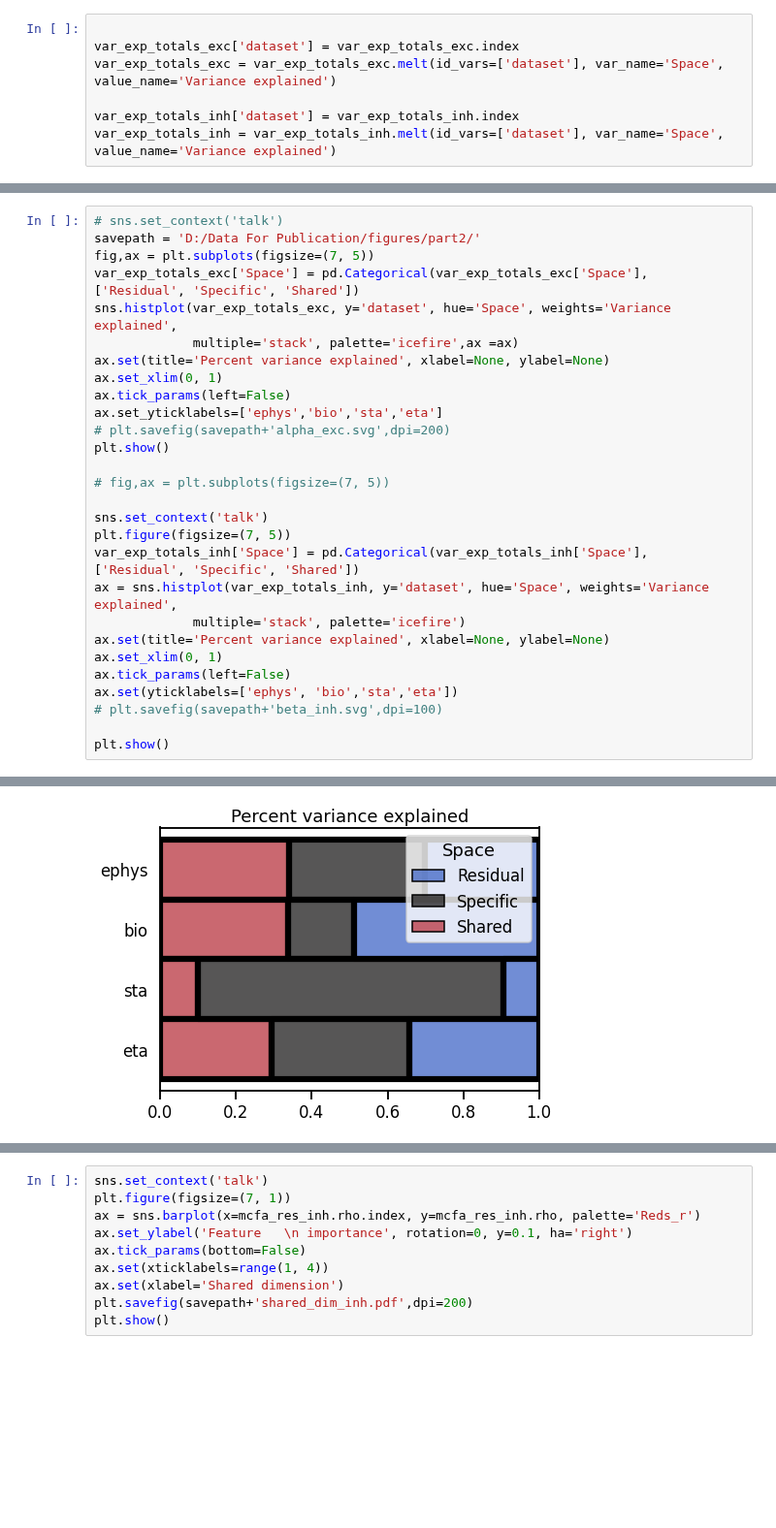
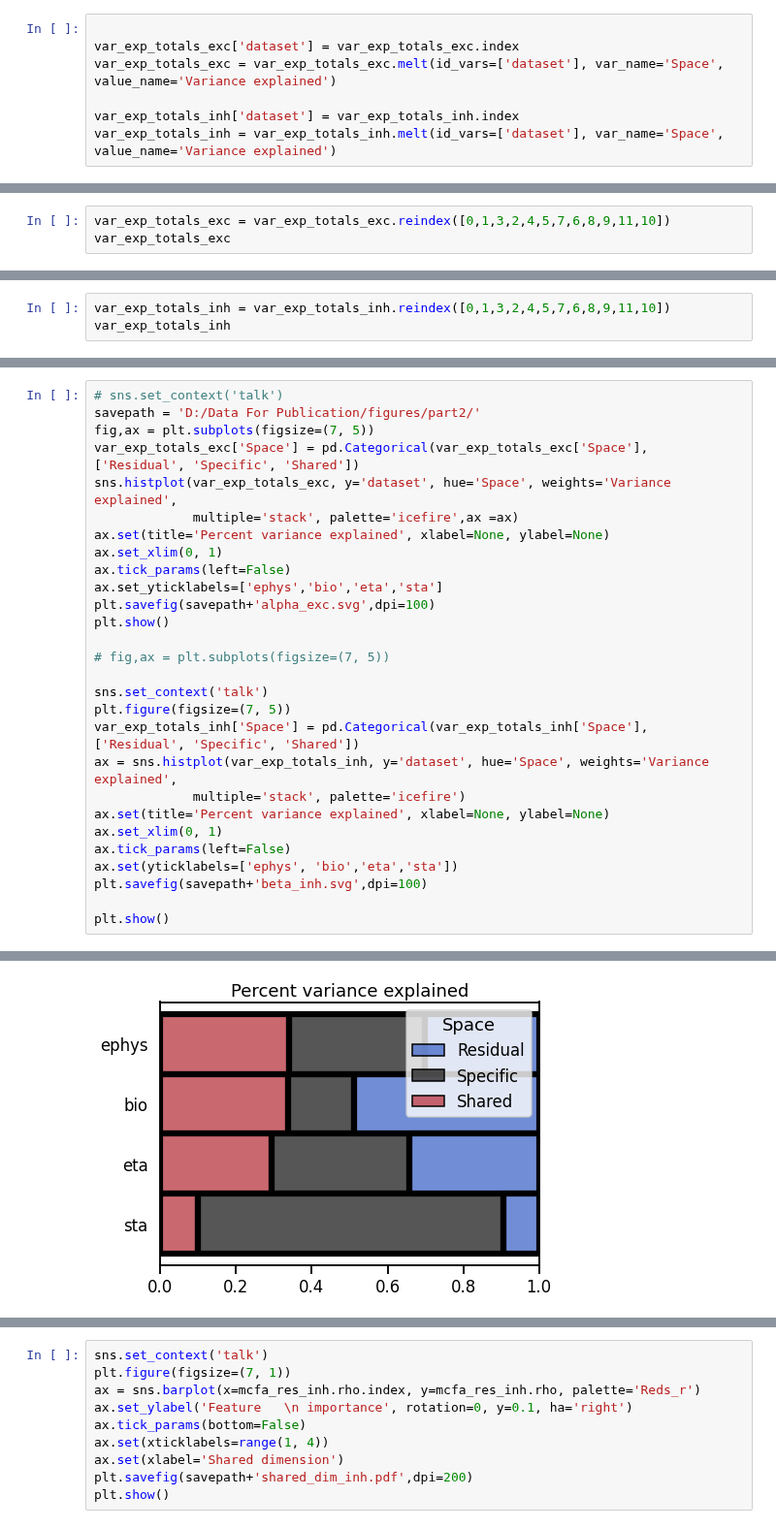
Before and after one commit to Nishant-codex/single_cell_analysis, a Jupyter notebook: notebooks/pCCA.ipynb, the cells around one changed output, grey strips where cells are left out. Shown at 97% size. Drawn from its saved outputs; the diff is of its cells as text; blank space fills up the shorter version.

```diff
--- a/notebooks/pCCA.ipynb
+++ b/notebooks/pCCA.ipynb
@@ -222,0 +197,3 @@ var_exp_totals_inh
+# %%
+var_exp_totals_exc = var_exp_totals_exc.reindex([0,1,3,2,4,5,7,6,8,9,11,10])
+var_exp_totals_exc
@@ -222,0 +214,3 @@ var_exp_totals_inh
+# %%
+var_exp_totals_inh = var_exp_totals_inh.reindex([0,1,3,2,4,5,7,6,8,9,11,10])
+var_exp_totals_inh
@@ -230,8 +238,8 @@ sns.histplot(var_exp_totals_exc, y='dataset', hue='Space', weights='Variance exp
 ax.set(title='Percent variance explained', xlabel=None, ylabel=None)
 ax.set_xlim(0, 1)
 ax.tick_params(left=False)
-ax.set_yticklabels=['ephys','bio','sta','eta']
-# plt.savefig(savepath+'alpha_exc.svg',dpi=200)
+ax.set_yticklabels=['ephys','bio','eta','sta']
+plt.savefig(savepath+'alpha_exc.svg',dpi=100)
 plt.show()
 
 # fig,ax = plt.subplots(figsize=(7, 5))
@@ -244,8 +252,8 @@ ax = sns.histplot(var_exp_totals_inh, y='dataset', hue='Space', weights='Varianc
 ax.set(title='Percent variance explained', xlabel=None, ylabel=None)
 ax.set_xlim(0, 1)
 ax.tick_params(left=False)
-ax.set(yticklabels=['ephys', 'bio','sta','eta'])
-# plt.savefig(savepath+'beta_inh.svg',dpi=100)
+ax.set(yticklabels=['ephys', 'bio','eta','sta'])
+plt.savefig(savepath+'beta_inh.svg',dpi=100)
 
 plt.show()
 # %% [output]
@@ -253 +261 @@ plt.show()
-[figure, old version]
+[figure, new version]
```
Also changed, not shown: parts of 11 cells of this notebook, 26 other files.
